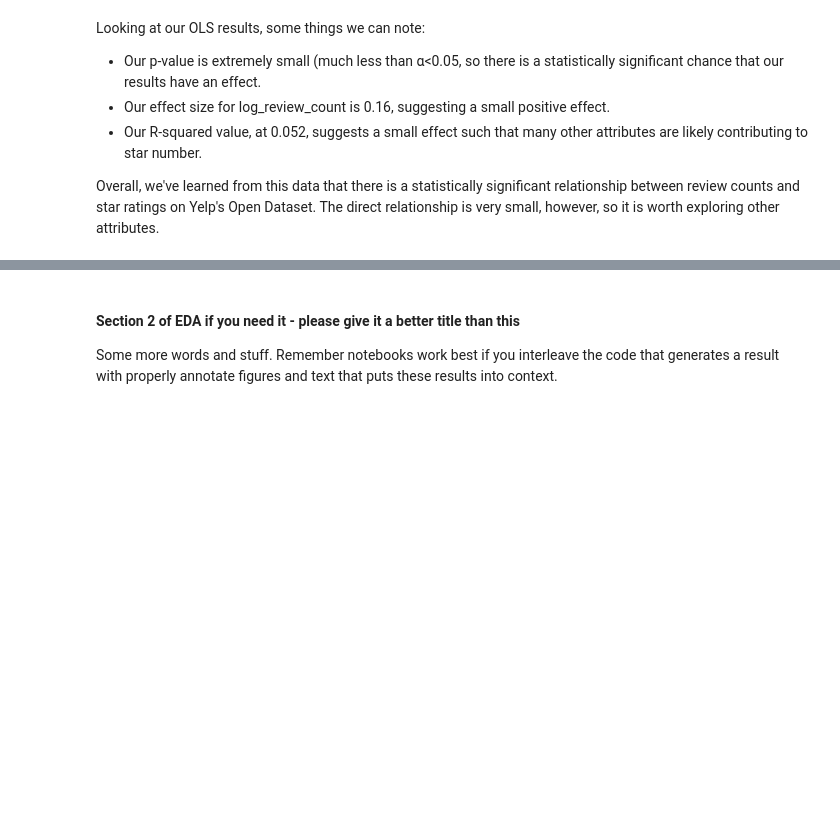
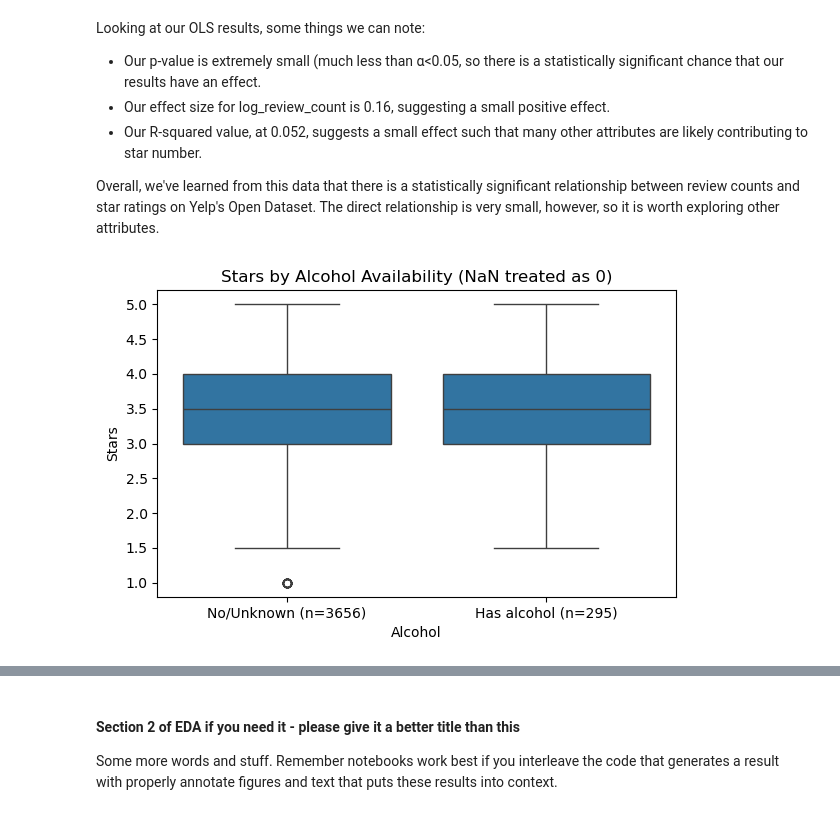
Before and after one commit to COGS108/Group009_WI26, a Jupyter notebook: 02-EDACheckpoint.ipynb, the cells around one changed output, grey strips where cells are left out. Cells and saved outputs as stored; diff of their text form; code cells hidden in the pictures; blank space fills up the shorter version.

Commit message:
EDA pt 2
- alcohol binary wrangling + EDA
- hi dylan

```diff
--- a/02-EDACheckpoint.ipynb
+++ b/02-EDACheckpoint.ipynb
@@ -337,3 +331,16 @@ Instructions: REPLACE the contents of this cell and the one below with your work
+# %%
+df_alc = yelp_df.copy()
+alc = df_alc['attr_Alcohol'].astype('string')
+alc_clean = (alc
+             .str.strip()
+             .str.strip('"')
+             .str.strip("'")
+             .str.lower())
+df_alc['alcohol_has'] = np.where(
+    alc_clean.isin(['full_bar', 'beer_and_wine']),
+    1,
+    0
+)
 # %% [markdown]
 ## Results
 
@@ -419,3 +426,18 @@ Looking at our OLS results, some things we can note:
 - Our R-squared value, at 0.052, suggests a small effect such that many other attributes are likely contributing to star number.
 
 Overall, we've learned from this data that there is a statistically significant relationship between review counts and star ratings on Yelp's Open Dataset. The direct relationship is very small, however, so it is worth exploring other attributes.
+# %%
+plot_df = df_alc.dropna(subset=['stars'])  # keep valid ratings
+
+counts = plot_df['alcohol_has'].value_counts().sort_index()
+
+plt.figure(figsize=(6, 4))
+sns.boxplot(data=plot_df, x='alcohol_has', y='stars')
+plt.xticks([0, 1], [f"No/Unknown (n={counts.get(0,0)})", f"Has alcohol (n={counts.get(1,0)})"])
+plt.xlabel("Alcohol")
+plt.ylabel("Stars")
+plt.title("Stars by Alcohol Availability (NaN treated as 0)")
+plt.tight_layout()
+plt.show()
+# %% [output]
+[figure, added]
```
Also changed, not shown: parts of 11 cells of this notebook.
